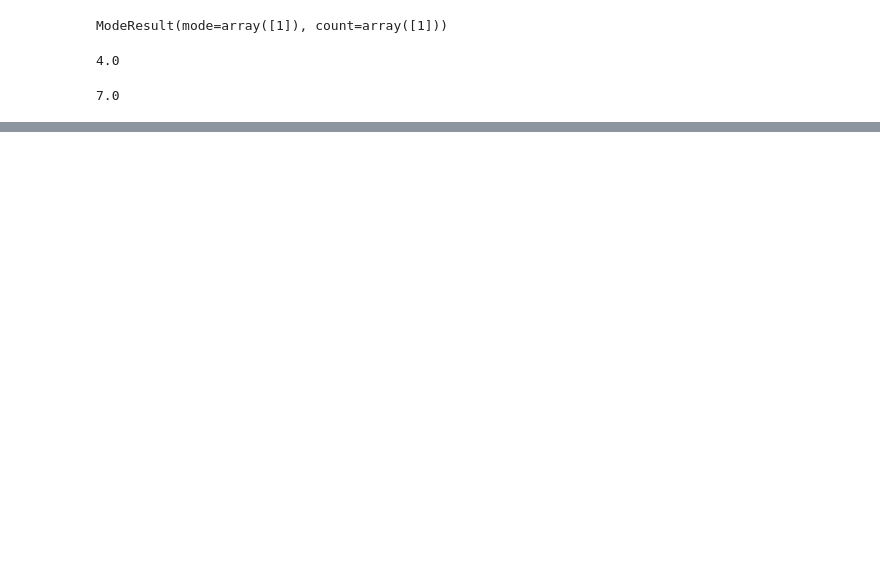
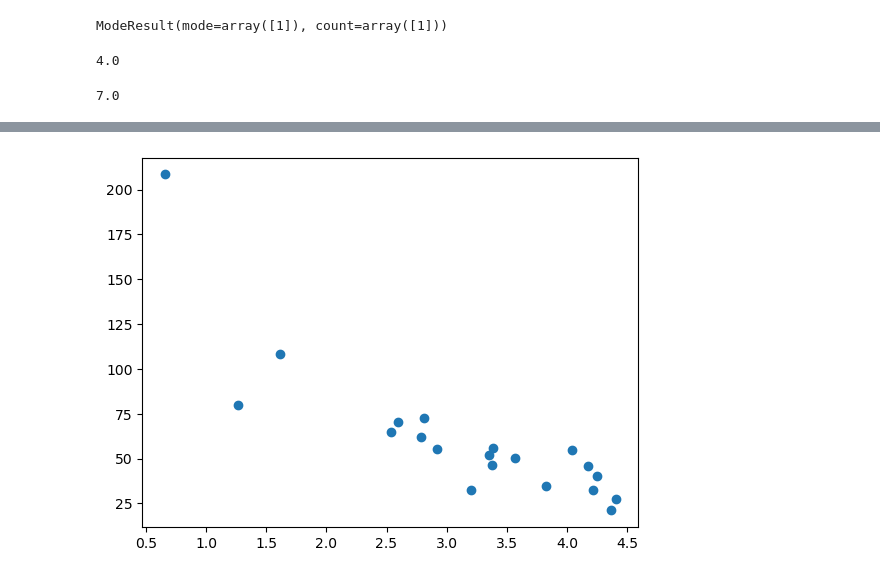
Before and after one commit to AqsaAshfaq07/Python_Basics, a Jupyter notebook: python_basics.ipynb, the cells around one changed output, grey strips where cells are left out. Cells and saved outputs as stored; diff of their text form; code cells hidden in the pictures; blank space fills up the shorter version.

```diff
--- a/python_basics.ipynb
+++ b/python_basics.ipynb
@@ -464,0 +561,5 @@ array([114.75968007])
+# %%
+plt.scatter(test_x, test_y)   # display testing data set
+plt.show()
+# %% [output]
+[figure, added]
```
Also changed, not shown: parts of 60 cells of this notebook.
